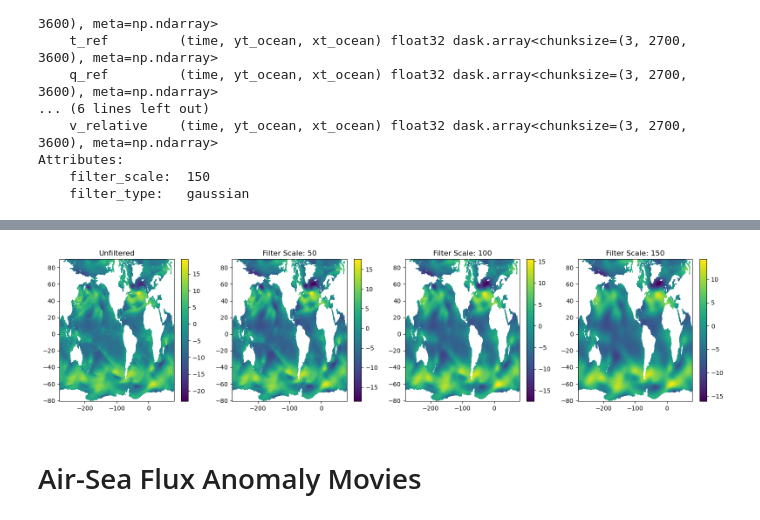
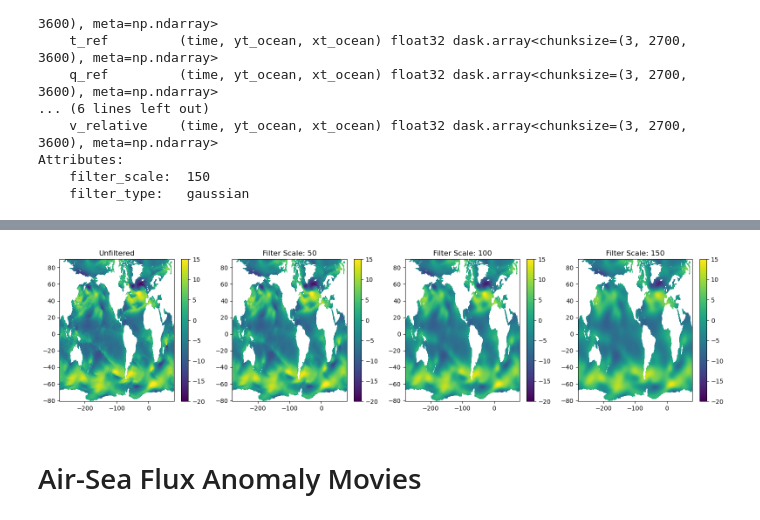
Before and after one commit to ocean-transport/cm26_diagnostics, a Jupyter notebook: airSeaFluxAnomalies_filterScales.ipynb, the cells around one changed output, grey strips where cells are left out. Drawn from its saved outputs; the diff is of its cells as text; code cells hidden in the pictures.

```diff
--- a/airSeaFluxAnomalies_filterScales.ipynb
+++ b/airSeaFluxAnomalies_filterScales.ipynb
@@ -118,31 +118,31 @@ client
 # %%
 fig, (ax1, ax2, ax3, ax4) = plt.subplots(1, 4, figsize=(16, 4))
 
 # Extract x and y axis values
 x = ds_out_150.xt_ocean
 y = ds_out_150.yt_ocean
 
 # Replace imshow with pcolor, setting x and y axes, and add colorbars
-c1 = ax1.pcolor(x, y, ds_in.u_ref[0], cmap="viridis")
+c1 = ax1.pcolor(x, y, ds_in.u_ref[0], cmap="viridis", vmin=-20, vmax=15)
 fig.colorbar(c1, ax=ax1)
 ax1.set_title("Unfiltered")
 
-c2 = ax2.pcolor(x, y, ds_out_50.u_ref[0], cmap="viridis")
+c2 = ax2.pcolor(x, y, ds_out_50.u_ref[0], cmap="viridis", vmin=-20, vmax=15)
 fig.colorbar(c2, ax=ax2)
 ax2.set_title("Filter Scale: 50")
 
-c3 = ax3.pcolor(x, y, ds_out_100.u_ref[0], cmap="viridis")
+c3 = ax3.pcolor(x, y, ds_out_100.u_ref[0], cmap="viridis", vmin=-20, vmax=15)
 fig.colorbar(c3, ax=ax3)
 ax3.set_title("Filter Scale: 100")
 
-c4 = ax4.pcolor(x, y, ds_out_150.u_ref[0], cmap="viridis")
+c4 = ax4.pcolor(x, y, ds_out_150.u_ref[0], cmap="viridis", vmin=-20, vmax=15)
 fig.colorbar(c4, ax=ax4)
 ax4.set_title("Filter Scale: 150")
 
 plt.tight_layout()
 plt.show()
 # %% [output]
-[figure, old version]
+[figure, new version]
 # %% [markdown]
 # Air-Sea Flux Anomaly Movies
 # %% [markdown]
```
Also changed, not shown: parts of 20 cells of this notebook.
